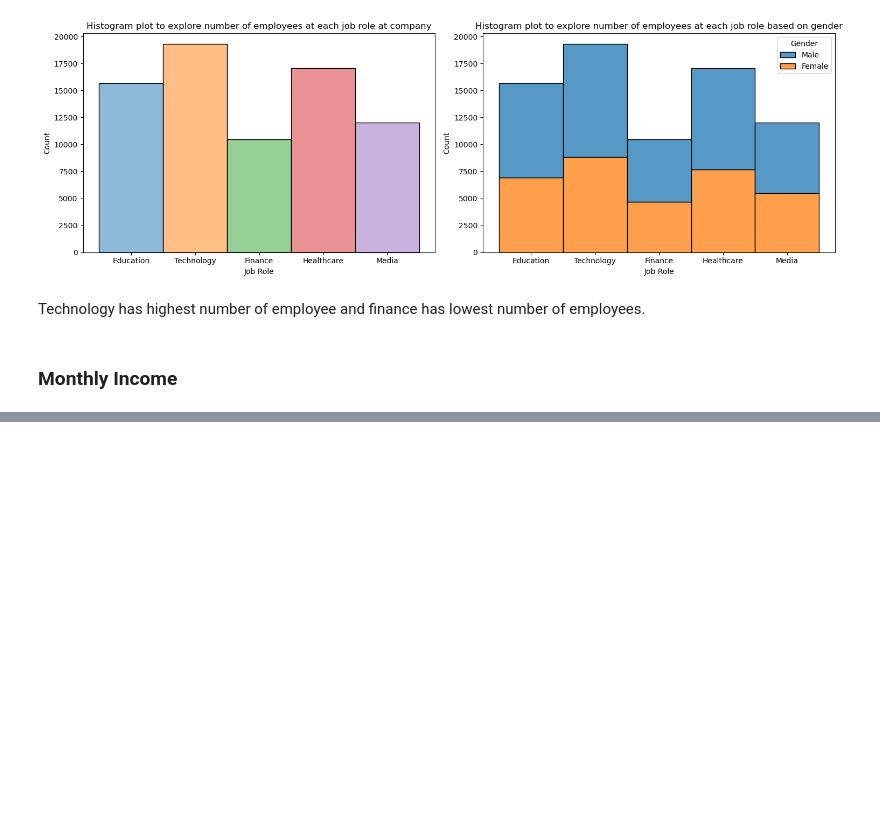
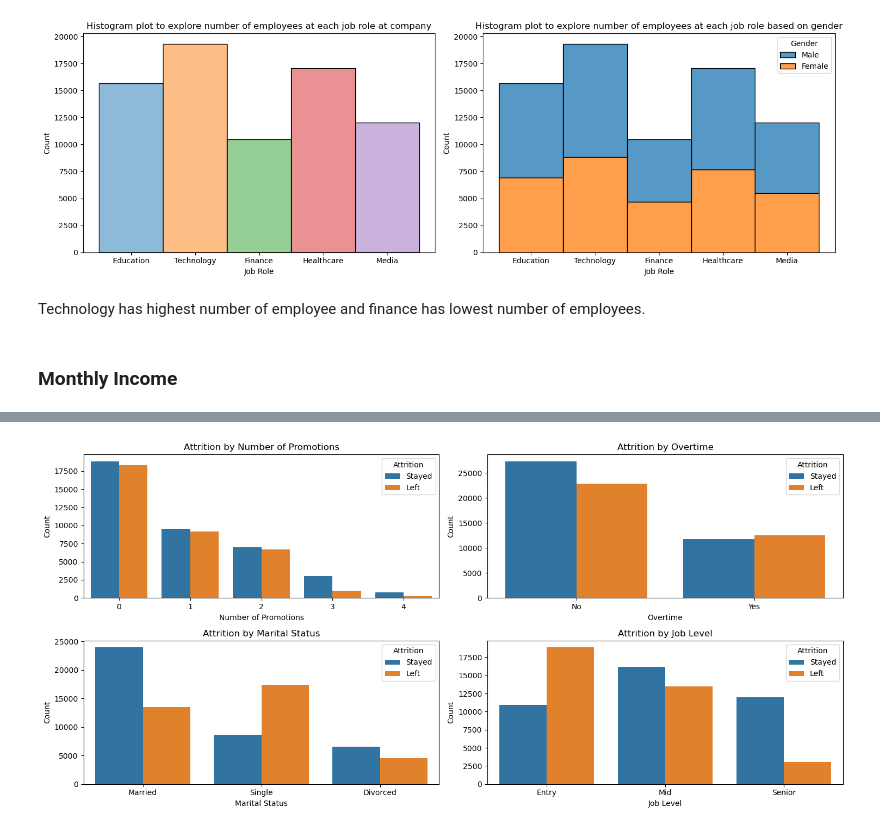
Before and after one commit to buddhathapa12/employment_attrition_analysis, a Jupyter notebook: employment_attrition.ipynb, the cells around one changed output, grey strips where cells are left out. Cells and saved outputs as stored; diff of their text form; code cells hidden in the pictures; blank space fills up the shorter version.

```diff
--- a/employment_attrition.ipynb
+++ b/employment_attrition.ipynb
@@ -140,0 +176,14 @@ Technology has highest number of employee and finance has lowest number of emplo
+# %%
+fig, axs = plt.subplots(2, 2, figsize=(15, 7))
+axs = axs.flatten()
+feature_list = ["Number of Promotions", "Overtime", "Marital Status", "Job Level"]
+for i, feature in enumerate(feature_list):
+    sns.countplot(data=employee_df, x=feature, hue="Attrition", ax=axs[i])
+    axs[i].set_title(f"Attrition by {feature}")
+    axs[i].set_xlabel(f"{feature}")
+    axs[i].set_ylabel("Count")
+
+plt.tight_layout()
+plt.show()
+# %% [output]
+[figure, added]
```
Also changed, not shown: parts of 6 cells of this notebook.
